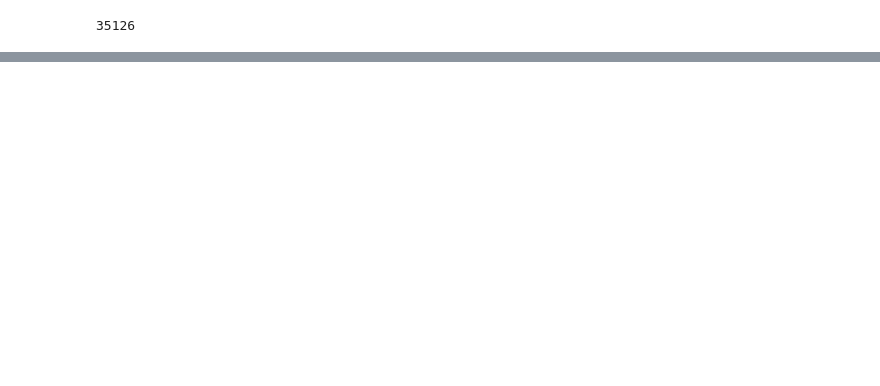
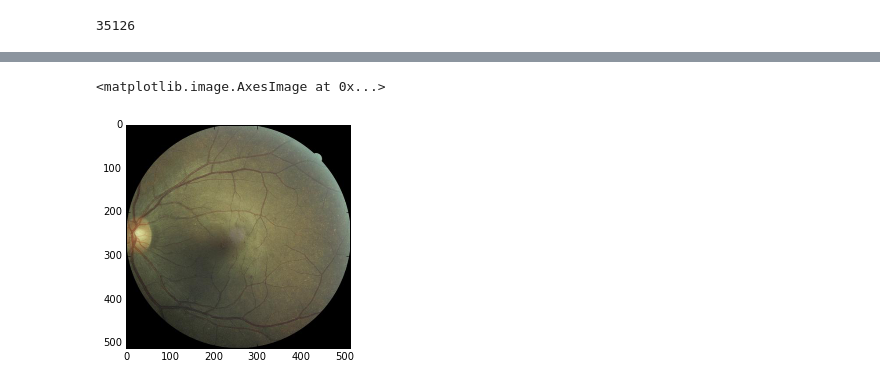
Before and after one commit to A-Jacobson/Retinopathy_Detection, a Jupyter notebook: tutorial/Further_Preprocessing.ipynb, the cells around one changed output, grey strips where cells are left out. Cells and saved outputs as stored; diff of their text form; code cells hidden in the pictures; blank space fills up the shorter version.

```diff
--- a/tutorial/Further_Preprocessing.ipynb
+++ b/tutorial/Further_Preprocessing.ipynb
@@ -309,0 +351,7 @@ array([[[[  0,   0,   0, ...,   0,   0,   0],
+# %%
+rawr  = misc.imread(images[10002])
+# %%
+plt.imshow(rawr)
+# %% [output]
+<matplotlib.image.AxesImage at 0x...>
+[figure, added]
```
Also changed, not shown: parts of 19 cells of this notebook, 13 other files.
